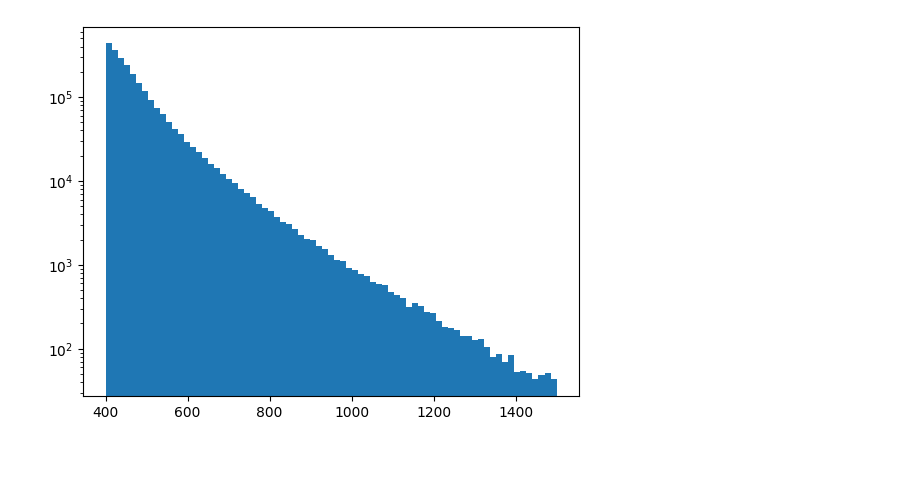
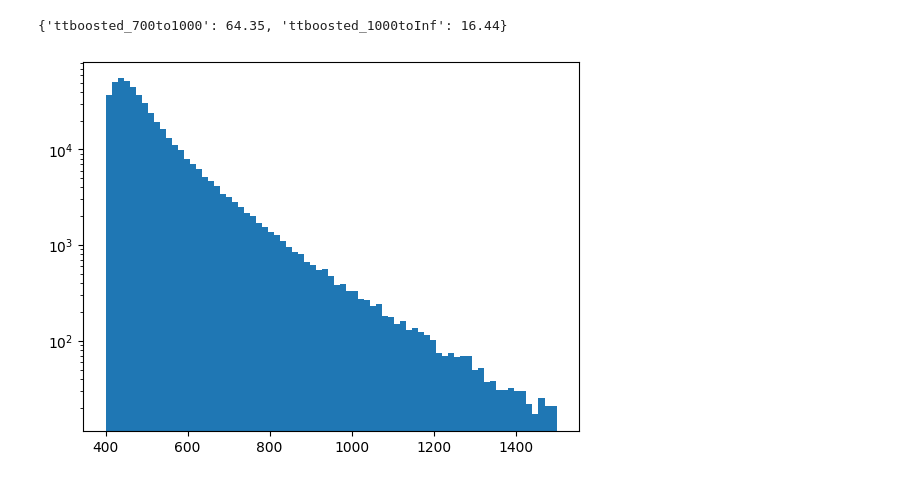
Before and after one commit to cmoore24-24/hgg, a Jupyter notebook: notebooks/skims/sample_stitching/data_combing.ipynb, the cells around one changed output. Saved outputs shown, nothing was run; the diff lists cells and outputs as text; code cells hidden in the pictures.

```diff
--- a/notebooks/skims/sample_stitching/data_combing.ipynb
+++ b/notebooks/skims/sample_stitching/data_combing.ipynb
@@ -168,7 +115,10 @@ qcd.to_parquet('parquet/no_subcut/combed/qcd.parquet')
 # %%
 ttboosted = {}
-files = os.listdir('parquet/no_subcut')
+files = os.listdir('parquet/ttboosted')
 for i in files:
     if 'ttboosted' in i:
-        ttboosted[i.rstrip('.parquet')] = pd.read_parquet(f'parquet/no_subcut/{i}', engine='fastparquet')
+        ttboosted[i.rstrip('.parquet')] = ak.from_parquet(f'parquet/ttboosted/{i}')
+# %%
+for i in ttboosted:
+    ttboosted[i] = ak.firsts(ttboosted[i])
 # %%
@@ -177,28 +127,31 @@ vars = list(ttboosted['ttboosted_700to1000'].keys())
 xsec = {}
 xsec['ttboosted_700to1000'] = 64.35
 xsec['ttboosted_1000toInf'] = 16.44
+# %%
+xsec
+# %% [output]
+{'ttboosted_700to1000': 64.35, 'ttboosted_1000toInf': 16.44}
+# %%
+ttboosted = nan_remover(ttboosted)
 # %%
-ttboosted_stitched_dict = {}
-for j in vars:
-    ttboosted_frac = {}
-    for i in ttboosted:
-        ttboosted_frac[i] = ((xsec[i]*1000)*IL)/len(ttboosted[i][j])
-    ttboosted_frac['tot'] = sum(ttboosted_frac.values())
-    sval = {}
-    for i in ttboosted:
-        sval[i] = ttboosted_frac[i]/ttboosted_frac['tot']
-    combed = {}
-    for i in ttboosted:
-        temp = ttboosted[i][j]
-        combed[i] = temp[np.random.rand(temp.shape[0]) < sval[i]]
-    stitched_var = np.concatenate([combed[x] for x in combed])
-    ttboosted_stitched_dict[j] = stitched_var
+ttboosted_frac = {}
+for i in ttboosted:
+    ttboosted_frac[i] = ((xsec[i]*1000)*IL)/len(ttboosted[i])
+ttboosted_frac['tot'] = sum(ttboosted_frac.values())
+sval = {}
+for i in ttboosted:
+    sval[i] = ttboosted_frac[i]/ttboosted_frac['tot']
+combed = {}
+for i in ttboosted:
+    temp = ttboosted[i]
+    combed[i] = temp[np.random.rand(len(temp)) < sval[i]]
+ttboosted = ak.concatenate([combed[x] for x in combed])
 # %%
 fig, ax = plt.subplots()
-plt.hist(ttboosted_stitched_dict['FatJets.pt'], range=(400,1500), bins=75, #density=True, #weights=21*np.ones_like(tst)
+plt.hist(ttboosted['pt'], range=(400,1500), bins=75, #density=True, #weights=21*np.ones_like(tst)
         )
 plt.yscale('log')
 #plt.xlim(100, 5000)
 plt.show()
 # %% [output]
-[figure, old version]
+[figure, new version]
```
Also changed, not shown: parts of 98 cells of this notebook, 50 other files.
